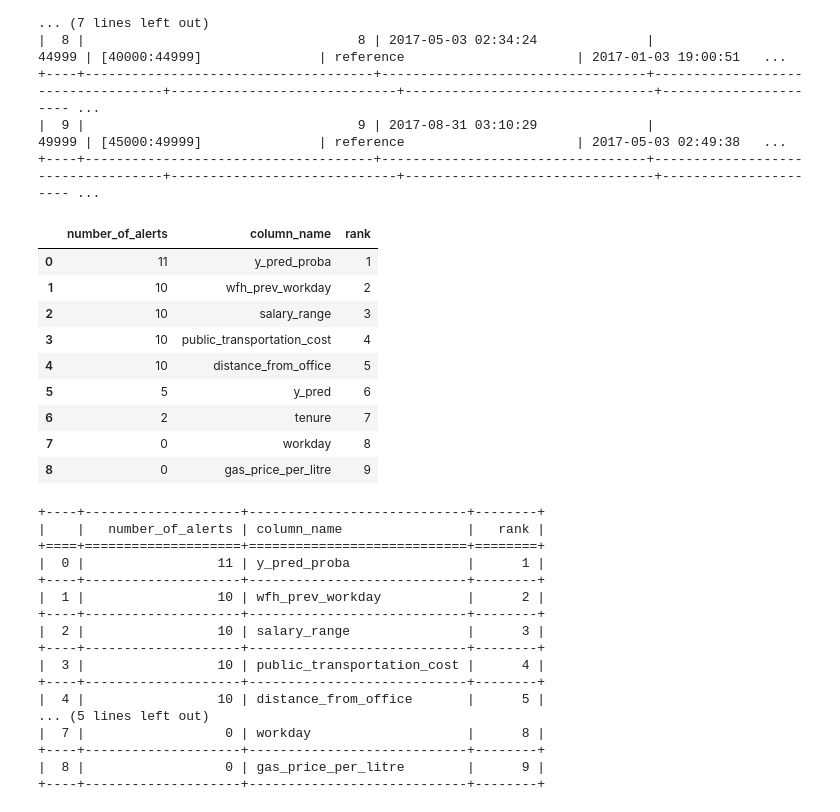
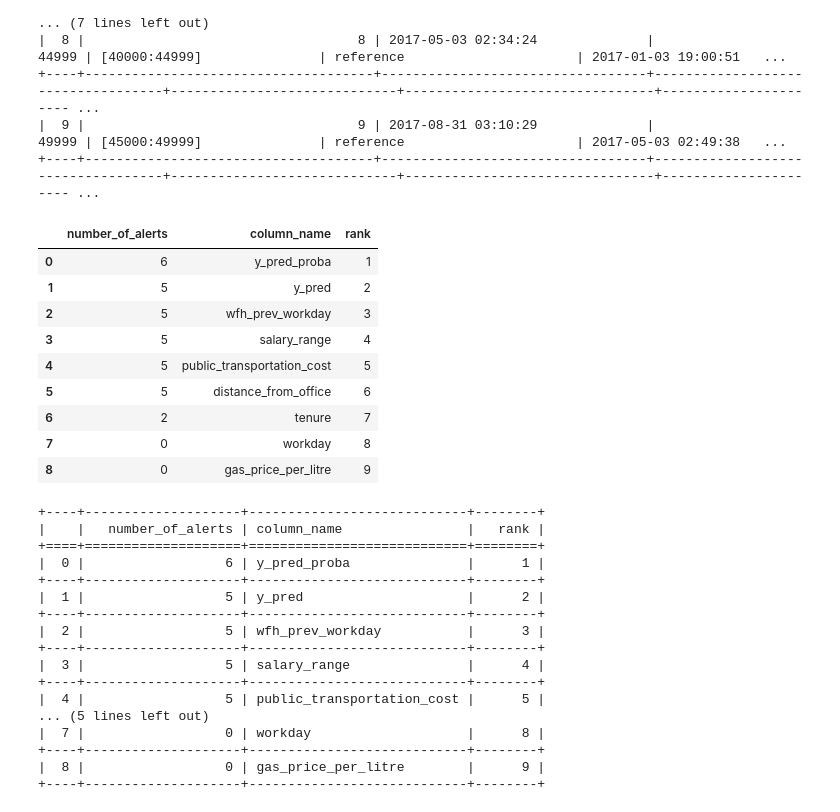
Before and after one commit to NannyML/nannyml, a Jupyter notebook: docs/example_notebooks/Tutorial - Drift - Univariate.ipynb, the cells around one changed output. Saved outputs shown, nothing was run; the diff lists cells and outputs as text; code cells hidden in the pictures.

```diff
--- a/docs/example_notebooks/Tutorial - Drift - Univariate.ipynb
+++ b/docs/example_notebooks/Tutorial - Drift - Univariate.ipynb
@@ -215,17 +215,20 @@ for column_name in results.categorical_column_names:
         plot_reference=True)
     figure.write_image(f'../_static/drift-guide-stacked-{column_name}.svg')
 # %%
-ranker = nml.Ranker.by('alert_count')
-ranked_features = ranker.rank(results, only_drifting = False)
+ranker = nml.AlertCountRanker()
+ranked_features = ranker.rank(
+    results.filter(methods=['chi2', 'kolmogorov_smirnov']),
+    only_drifting = False
+)
 display(ranked_features)
 # %% [output]
 |  | number_of_alerts | column_name | rank |
-| 0 | 11 | y_pred_proba | 1 |
-| 1 | 10 | wfh_prev_workday | 2 |
-| 2 | 10 | salary_range | 3 |
-| 3 | 10 | public_transportation_cost | 4 |
-| 4 | 10 | distance_from_office | 5 |
-| 5 | 5 | y_pred | 6 |
+| 0 | 6 | y_pred_proba | 1 |
+| 1 | 5 | y_pred | 2 |
+| 2 | 5 | wfh_prev_workday | 3 |
+| 3 | 5 | salary_range | 4 |
+| 4 | 5 | public_transportation_cost | 5 |
+| 5 | 5 | distance_from_office | 6 |
 | 6 | 2 | tenure | 7 |
 | 7 | 0 | workday | 8 |
 | 8 | 0 | gas_price_per_litre | 9 |
@@ -235,15 +238,15 @@ print(ranked_features.to_markdown(tablefmt="grid"))
 +----+--------------------+----------------------------+--------+
 |    |   number_of_alerts | column_name                |   rank |
 +====+====================+============================+========+
-|  0 |                 11 | y_pred_proba               |      1 |
+|  0 |                  6 | y_pred_proba               |      1 |
 +----+--------------------+----------------------------+--------+
-|  1 |                 10 | wfh_prev_workday           |      2 |
+|  1 |                  5 | y_pred                     |      2 |
 +----+--------------------+----------------------------+--------+
-|  2 |                 10 | salary_range               |      3 |
+|  2 |                  5 | wfh_prev_workday           |      3 |
 +----+--------------------+----------------------------+--------+
-|  3 |                 10 | public_transportation_cost |      4 |
+|  3 |                  5 | salary_range               |      4 |
 +----+--------------------+----------------------------+--------+
-|  4 |                 10 | distance_from_office       |      5 |
+|  4 |                  5 | public_transportation_cost |      5 |
 ... (5 lines left out)
 |  7 |                  0 | workday                    |      8 |
 +----+--------------------+----------------------------+--------+
```
Also changed, not shown: 34 other files.
